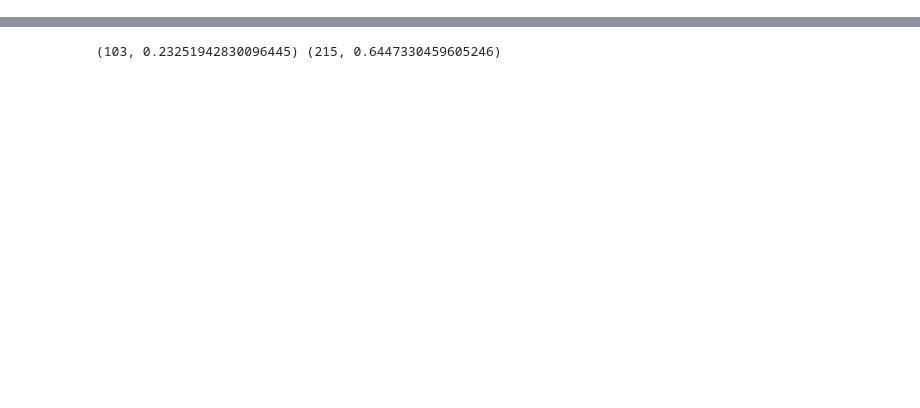
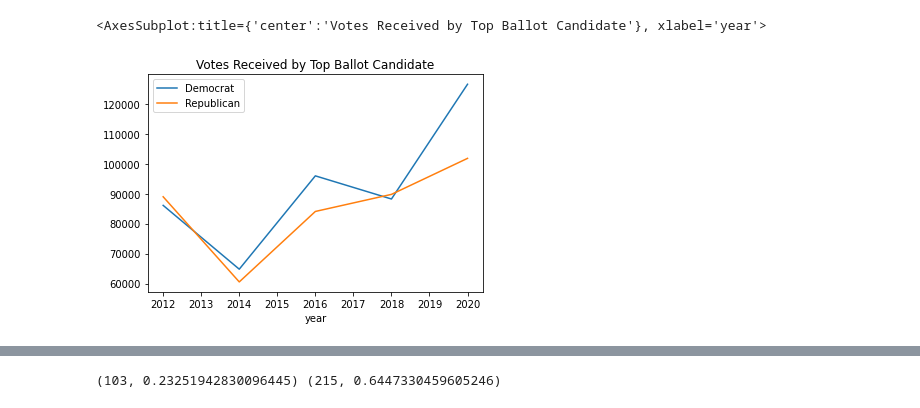
Before and after one commit to CharlesAMiller/AD35, a Jupyter notebook: Data Exploration.ipynb, the cells around one changed output, grey strips where cells are left out. Saved outputs shown, nothing was run; the diff lists cells and outputs as text; code cells hidden in the pictures; blank space fills up the shorter version.

```diff
--- a/Data Exploration.ipynb
+++ b/Data Exploration.ipynb
@@ -24,0 +29,6 @@ df_election_totals[["TOPDEM01", "TOPREP01"]].plot.line()
+# %%
+df_election_totals["TOPDEM01"].plot.line(title="Votes Received by Top Ballot Candidate", label="Democrat", legend=True)
+df_election_totals["TOPREP01"].plot.line(title="Votes Received by Top Ballot Candidate", label="Republican", legend=True)
+# %% [output]
+<AxesSubplot:title={'center':'Votes Received by Top Ballot Candidate'}, xlabel='year'>
+[figure, added]
```
Also changed, not shown: parts of 30 cells of this notebook, 6 other files.
